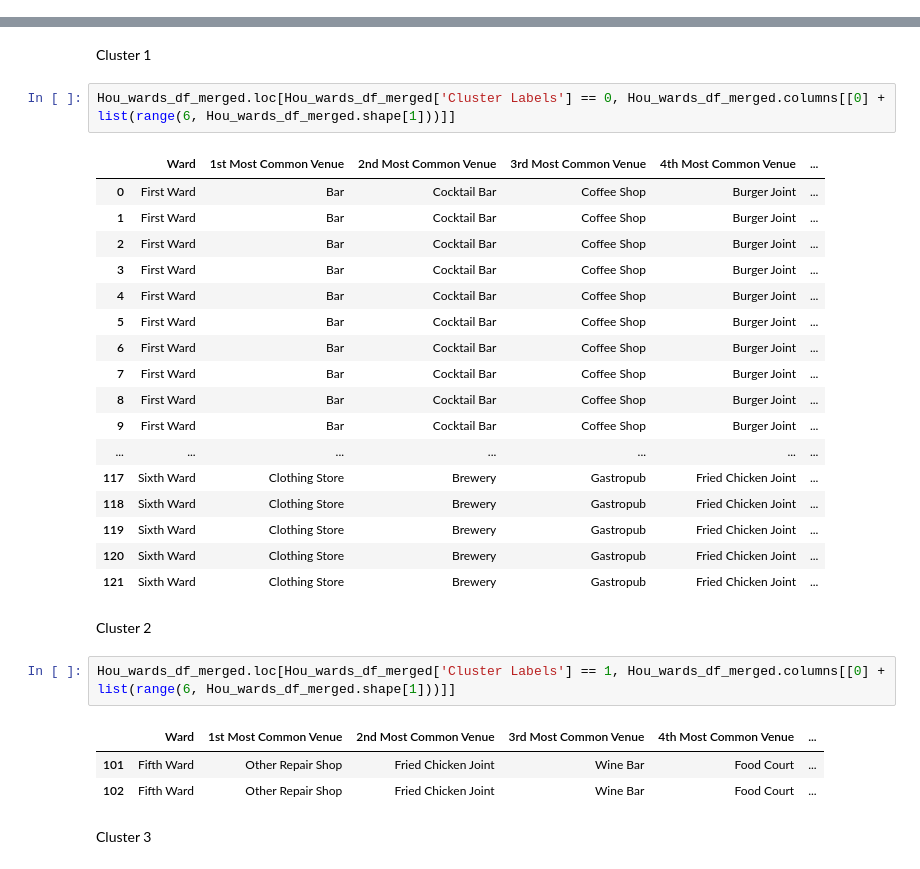
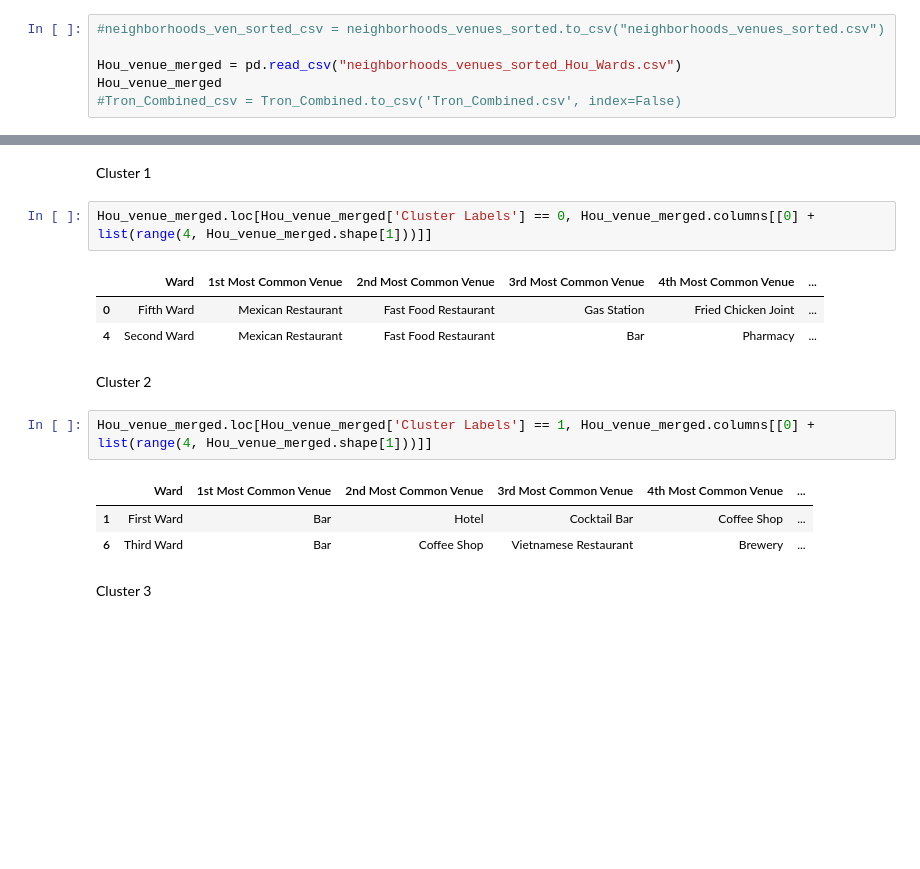
Before and after one commit to jwhit-ed/Coursera_Capstone, a Jupyter notebook: Capstone_Wk4_Part2.ipynb, the cells around one changed output, grey strips where cells are left out. Cells and saved outputs as stored; diff of their text form; blank space fills up the shorter version.

```diff
--- a/Capstone_Wk4_Part2.ipynb
+++ b/Capstone_Wk4_Part2.ipynb
@@ -902,0 +956,6 @@ neighborhoods_venues_sorted
+# %%
+#neighborhoods_ven_sorted_csv = neighborhoods_venues_sorted.to_csv("neighborhoods_venues_sorted.csv")
+
+Hou_venue_merged = pd.read_csv("neighborhoods_venues_sorted_Hou_Wards.csv")
+Hou_venue_merged
+#Tron_Combined_csv = Tron_Combined.to_csv('Tron_Combined.csv', index=False)
@@ -985,33 +1031,19 @@ map_clusters
 # %% [markdown]
 Cluster 1
 # %%
-Hou_wards_df_merged.loc[Hou_wards_df_merged['Cluster Labels'] == 0, Hou_wards_df_merged.columns[[0] + list(range(6, Hou_wards_df_merged.shape[1]))]]
+Hou_venue_merged.loc[Hou_venue_merged['Cluster Labels'] == 0, Hou_venue_merged.columns[[0] + list(range(4, Hou_venue_merged.shape[1]))]]
 # %% [output]
 |  | Ward | 1st Most Common Venue | 2nd Most Common Venue | 3rd Most Common Venue | 4th Most Common Venue | ... |
-| 0 | First Ward | Bar | Cocktail Bar | Coffee Shop | Burger Joint | ... |
-| 1 | First Ward | Bar | Cocktail Bar | Coffee Shop | Burger Joint | ... |
-| 2 | First Ward | Bar | Cocktail Bar | Coffee Shop | Burger Joint | ... |
-| 3 | First Ward | Bar | Cocktail Bar | Coffee Shop | Burger Joint | ... |
-| 4 | First Ward | Bar | Cocktail Bar | Coffee Shop | Burger Joint | ... |
-| 5 | First Ward | Bar | Cocktail Bar | Coffee Shop | Burger Joint | ... |
-| 6 | First Ward | Bar | Cocktail Bar | Coffee Shop | Burger Joint | ... |
-| 7 | First Ward | Bar | Cocktail Bar | Coffee Shop | Burger Joint | ... |
-| 8 | First Ward | Bar | Cocktail Bar | Coffee Shop | Burger Joint | ... |
-| 9 | First Ward | Bar | Cocktail Bar | Coffee Shop | Burger Joint | ... |
-| ... | ... | ... | ... | ... | ... | ... |
-| 117 | Sixth Ward | Clothing Store | Brewery | Gastropub | Fried Chicken Joint | ... |
-| 118 | Sixth Ward | Clothing Store | Brewery | Gastropub | Fried Chicken Joint | ... |
-| 119 | Sixth Ward | Clothing Store | Brewery | Gastropub | Fried Chicken Joint | ... |
-| 120 | Sixth Ward | Clothing Store | Brewery | Gastropub | Fried Chicken Joint | ... |
-| 121 | Sixth Ward | Clothing Store | Brewery | Gastropub | Fried Chicken Joint | ... |
+| 0 | Fifth Ward | Mexican Restaurant | Fast Food Restaurant | Gas Station | Fried Chicken Joint | ... |
+| 4 | Second Ward | Mexican Restaurant | Fast Food Restaurant | Bar | Pharmacy | ... |
 # %% [markdown]
 Cluster 2
 # %%
-Hou_wards_df_merged.loc[Hou_wards_df_merged['Cluster Labels'] == 1, Hou_wards_df_merged.columns[[0] + list(range(6, Hou_wards_df_merged.shape[1]))]]
+Hou_venue_merged.loc[Hou_venue_merged['Cluster Labels'] == 1, Hou_venue_merged.columns[[0] + list(range(4, Hou_venue_merged.shape[1]))]]
 # %% [output]
 |  | Ward | 1st Most Common Venue | 2nd Most Common Venue | 3rd Most Common Venue | 4th Most Common Venue | ... |
-| 101 | Fifth Ward | Other Repair Shop | Fried Chicken Joint | Wine Bar | Food Court | ... |
-| 102 | Fifth Ward | Other Repair Shop | Fried Chicken Joint | Wine Bar | Food Court | ... |
+| 1 | First Ward | Bar | Hotel | Cocktail Bar | Coffee Shop | ... |
+| 6 | Third Ward | Bar | Coffee Shop | Vietnamese Restaurant | Brewery | ... |
 # %% [markdown]
 Cluster 3
 # %%
```
Also changed, not shown: parts of 43 cells of this notebook.
